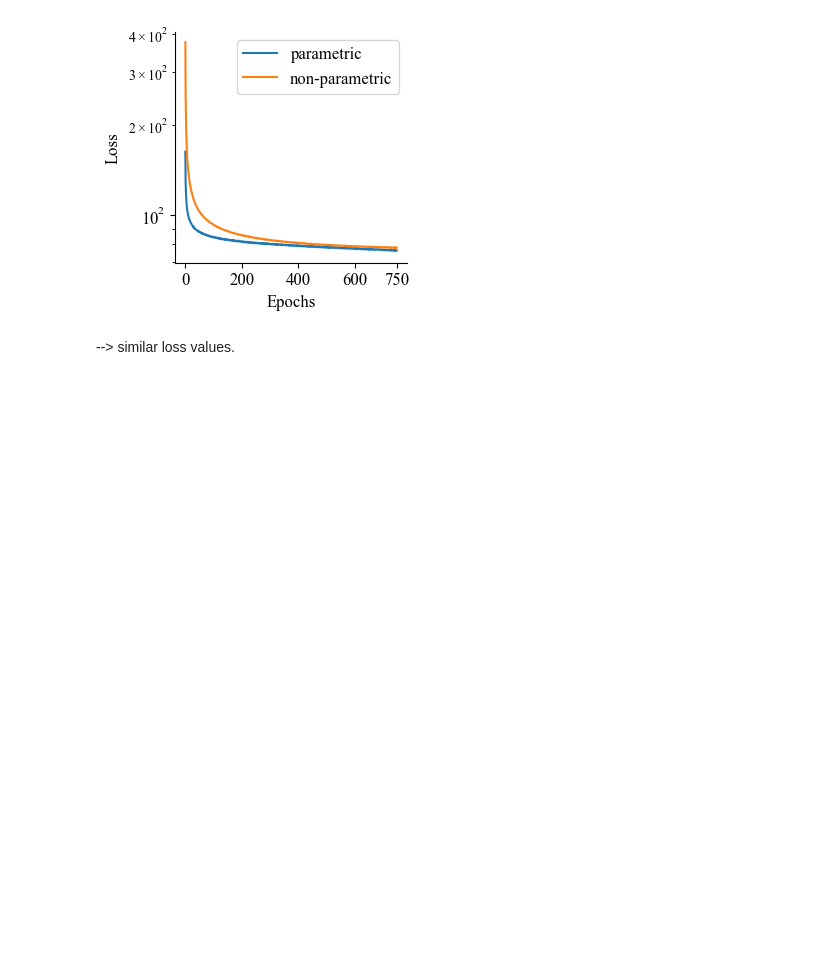
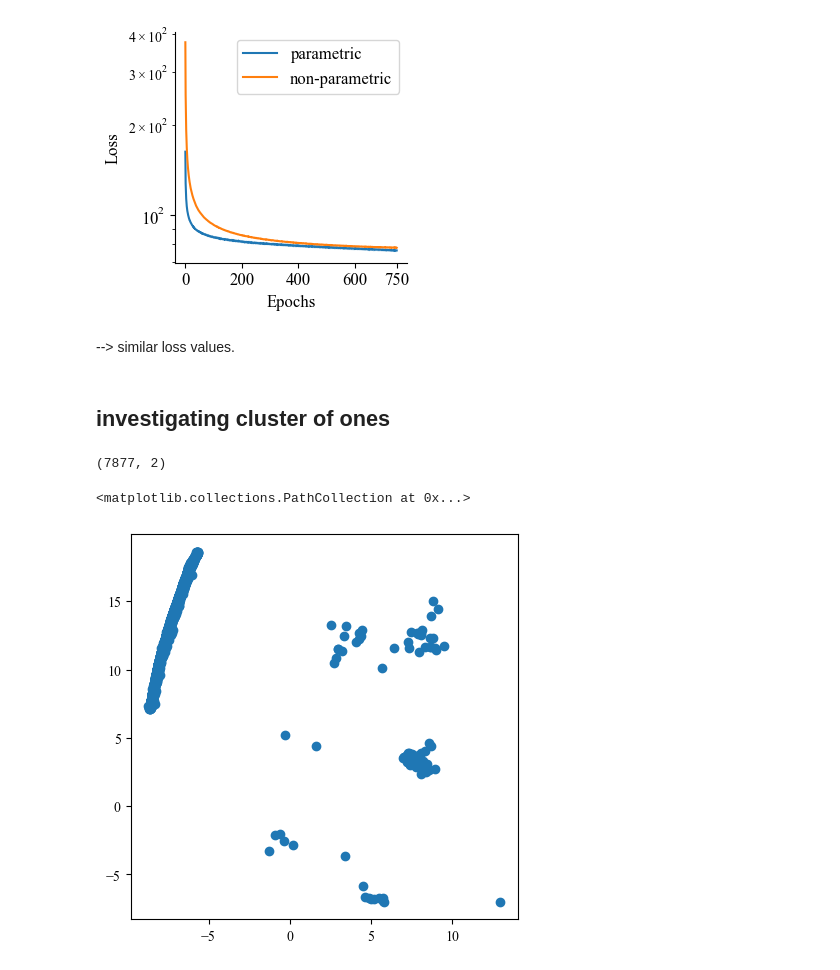
Before and after one commit to sciai-lab/cl-tsne-umap, a Jupyter notebook: notebooks/parametric.ipynb, the cells around one changed output. Drawn from its saved outputs; the diff is of its cells as text; code cells hidden in the pictures; blank space fills up the shorter version.

```diff
--- a/notebooks/parametric.ipynb
+++ b/notebooks/parametric.ipynb
@@ -341,3 +342,19 @@ plt.savefig(os.path.join(fig_path,
 [figure]
 # %% [markdown]
 --> similar loss values.
+# %% [markdown]
+## investigating cluster of ones
+# %%
+mask1 = y == 1
+embd1 = embedders_adam_anneal[0][0].callback.embds[-1][mask1]
+# %%
+embedders_adam_anneal[0][0].callback.embds[-1][mask1].shape
+# %% [output]
+(7877, 2)
+# %%
+plt.figure(figsize=(5,5))
+plt.scatter(*embedders_adam_anneal[0][0].callback.embds[-1][mask1].T)
+#plot_scatter(plt.gca(), embedders_adam_anneal[0][0].callback.embds[-1][mask1])
+# %% [output]
+<matplotlib.collections.PathCollection at 0x...>
+[figure, added]
```
Also changed, not shown: parts of 10 cells of this notebook, 3 other files.
